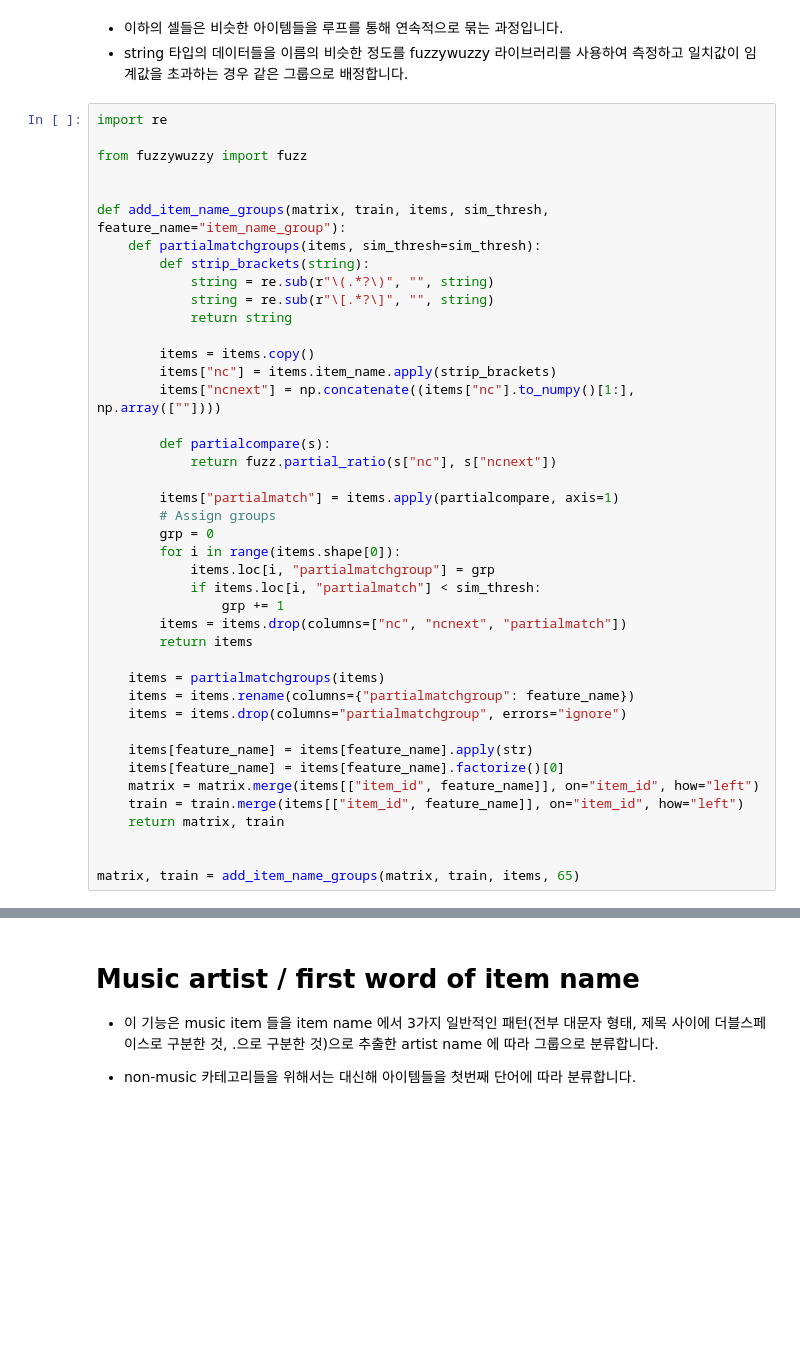
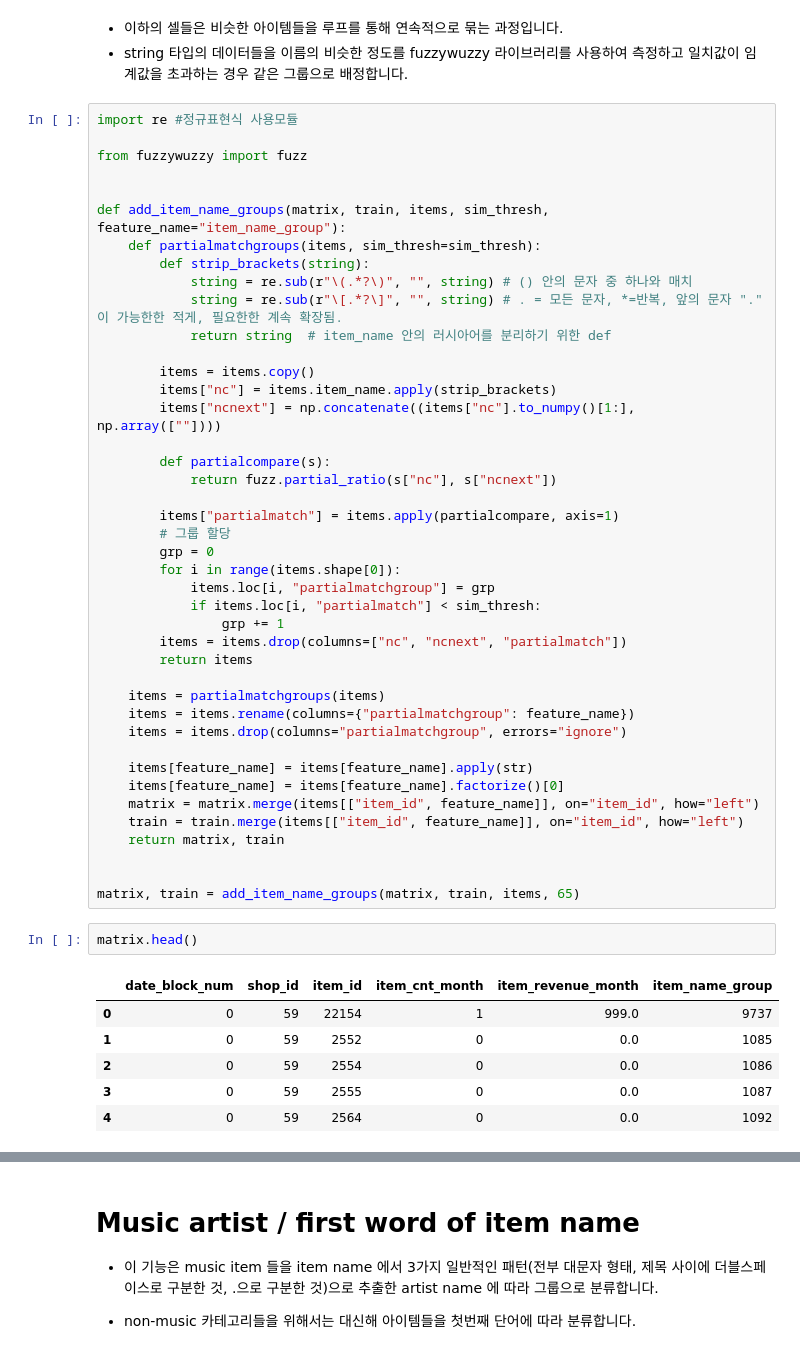
Before and after one commit to KO-JUNSUNG/TIL, a Jupyter notebook: kaggle/predict-future-sales.ipynb, the cells around one changed output, grey strips where cells are left out. Drawn from its saved outputs; the diff is of its cells as text; blank space fills up the shorter version.

```diff
--- a/kaggle/predict-future-sales.ipynb
+++ b/kaggle/predict-future-sales.ipynb
@@ -214,7 +322,7 @@ items.query("item_id>3564").head(5)
 - 이하의 셀들은 비슷한 아이템들을 루프를 통해 연속적으로 묶는 과정입니다.
 - string 타입의 데이터들을 이름의 비슷한 정도를 fuzzywuzzy 라이브러리를 사용하여 측정하고 일치값이 임계값을 초과하는 경우 같은 그룹으로 배정합니다.
 # %%
-import re
+import re #정규표현식 사용모듈
 
 from fuzzywuzzy import fuzz
 
@@ -222,9 +330,9 @@ from fuzzywuzzy import fuzz
 def add_item_name_groups(matrix, train, items, sim_thresh, feature_name="item_name_group"):
     def partialmatchgroups(items, sim_thresh=sim_thresh):
         def strip_brackets(string):
-            string = re.sub(r"\(.*?\)", "", string)
-            string = re.sub(r"\[.*?\]", "", string)
-            return string
+            string = re.sub(r"\(.*?\)", "", string) # () 안의 문자 중 하나와 매치
+            string = re.sub(r"\[.*?\]", "", string) # . = 모든 문자, *=반복, 앞의 문자 "." 이 가능한한 적게, 필요한한 계속 확장됨.
+            return string  # item_name 안의 러시아어를 분리하기 위한 def
 
         items = items.copy()
         items["nc"] = items.item_name.apply(strip_brackets)
@@ -234,7 +342,7 @@ def add_item_name_groups(matrix, train, items, sim_thresh, feature_name="item_na
             return fuzz.partial_ratio(s["nc"], s["ncnext"])
 
         items["partialmatch"] = items.apply(partialcompare, axis=1)
-        # Assign groups
+        # 그룹 할당
         grp = 0
         for i in range(items.shape[0]):
             items.loc[i, "partialmatchgroup"] = grp
@@ -255,3 +363,12 @@ def add_item_name_groups(matrix, train, items, sim_thresh, feature_name="item_na
 
 
 matrix, train = add_item_name_groups(matrix, train, items, 65)
+# %%
+matrix.head()
+# %% [output]
+|  | date_block_num | shop_id | item_id | item_cnt_month | item_revenue_month | item_name_group |
+| 0 | 0 | 59 | 22154 | 1 | 999.0 | 9737 |
+| 1 | 0 | 59 | 2552 | 0 | 0.0 | 1085 |
+| 2 | 0 | 59 | 2554 | 0 | 0.0 | 1086 |
+| 3 | 0 | 59 | 2555 | 0 | 0.0 | 1087 |
+| 4 | 0 | 59 | 2564 | 0 | 0.0 | 1092 |
```
Also changed, not shown: parts of 42 cells of this notebook, 6 other files.
